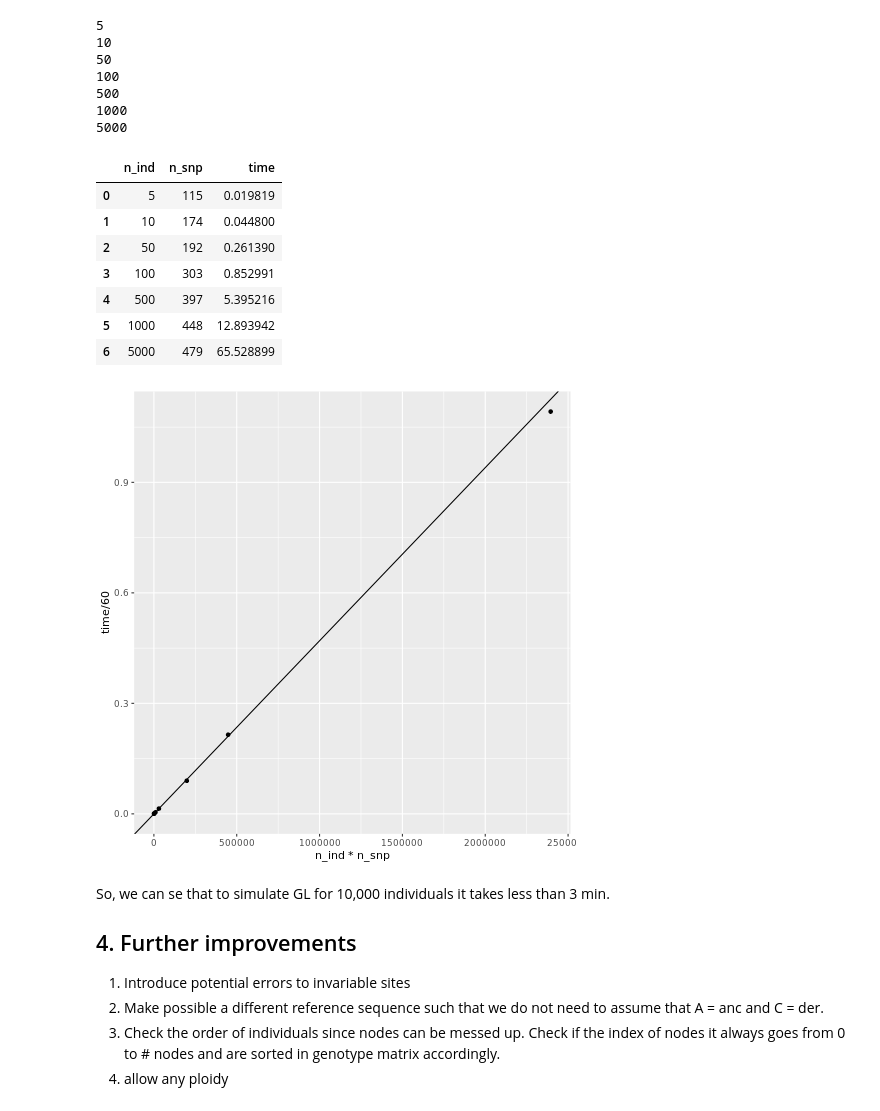
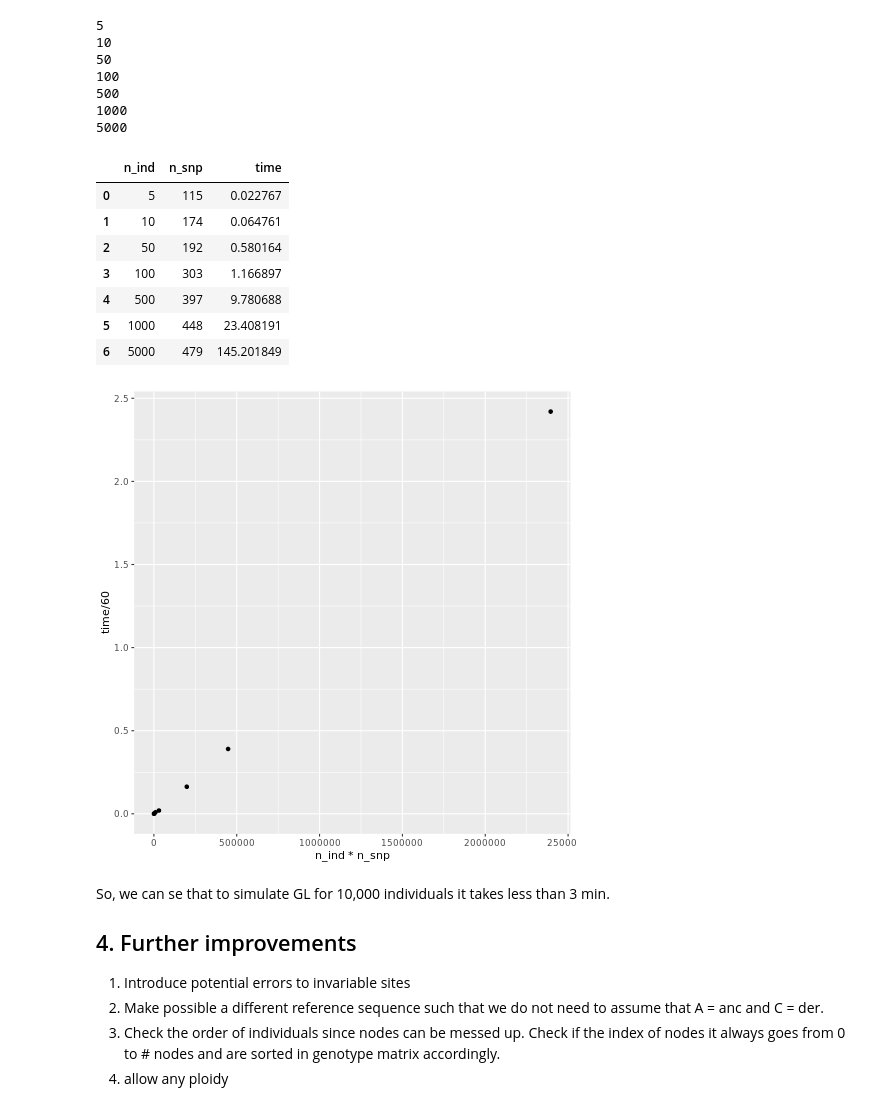
Before and after one commit to RacimoLab/simGL, a Jupyter notebook: simGL.ipynb, the cells around one changed output. Drawn from its saved outputs; the diff is of its cells as text; code cells hidden in the pictures.

```diff
--- a/simGL.ipynb
+++ b/simGL.ipynb
@@ -411,7 +410,7 @@ def sim_allelereadcounts(data, mean_depth = 30., std_depth = 5., e = 0.05, seed
     return Rh.reshape(Rh.shape[0], Rh.shape[1]//2, 2, Rh.shape[2]).sum(axis = 2)
 
 
-def allelereadcounts_to_GL(Rg):
+def allelereadcounts_to_GL(Rg, e):
     GL = []
     for i in range(4):
         for j in range(i, 4):
@@ -499,7 +479,7 @@ for n in ns:
     ts = sim(seeds=(1, 2), n = n)
     xs.append(ts.num_mutations)
     start_time = time.time()
-    sim_GL(ts, mean_depth = 30, e = 0.05, seed = 1234)
+    allelereadcounts_to_GL(sim_allelereadcounts(ts, mean_depth = 30., std_depth = 5., e = 0.05, seed = 1234), e = 0.05)
     ws.append(time.time()-start_time)
 # %% [output]
 5
@@ -514,22 +494,21 @@ df = pd.DataFrame({"n_ind" : ns, "n_snp" : xs, "time" :ws})
 df
 # %% [output]
 |  | n_ind | n_snp | time |
-| 0 | 5 | 115 | 0.019819 |
-| 1 | 10 | 174 | 0.044800 |
-| 2 | 50 | 192 | 0.261390 |
-| 3 | 100 | 303 | 0.852991 |
-| 4 | 500 | 397 | 5.395216 |
-| 5 | 1000 | 448 | 12.893942 |
-| 6 | 5000 | 479 | 65.528899 |
+| 0 | 5 | 115 | 0.022767 |
+| 1 | 10 | 174 | 0.064761 |
+| 2 | 50 | 192 | 0.580164 |
+| 3 | 100 | 303 | 1.166897 |
+| 4 | 500 | 397 | 9.780688 |
+| 5 | 1000 | 448 | 23.408191 |
+| 6 | 5000 | 479 | 145.201849 |
 # %%
 %%R -i df
 
 df %>%
     ggplot(aes(x = n_ind*n_snp, y = time/60)) +
-    geom_point() +
-    geom_abline(intercept = 0, slope = 4.7e-7)
+    geom_point()
 # %% [output]
-[figure, old version]
+[figure, new version]
 # %% [markdown]
 So, we can se that to simulate GL for 10,000 individuals it takes less than 3 min.
 
```
Also changed, not shown: parts of 34 cells of this notebook, 4 other files.
